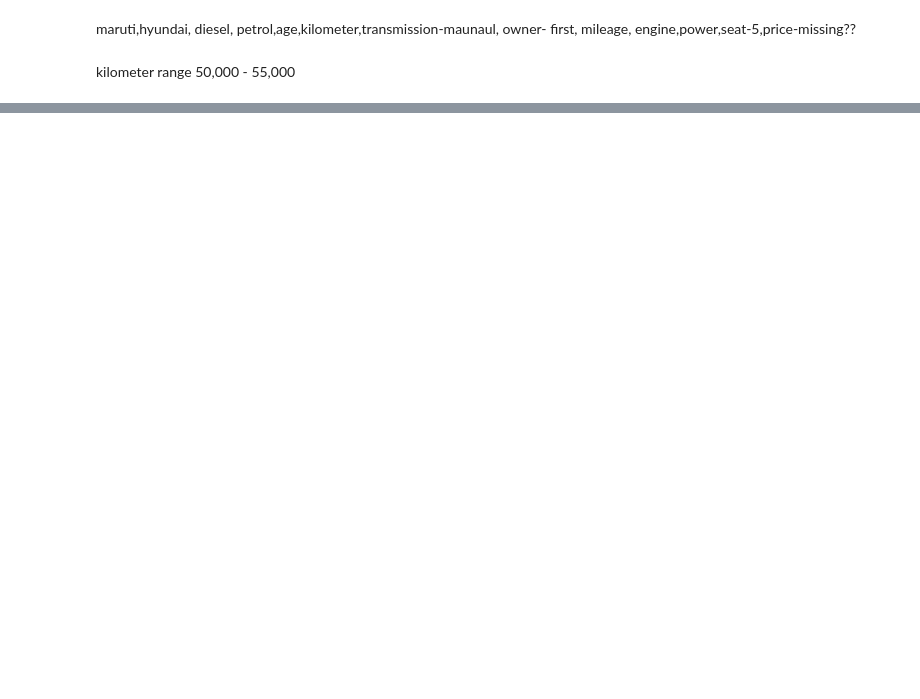
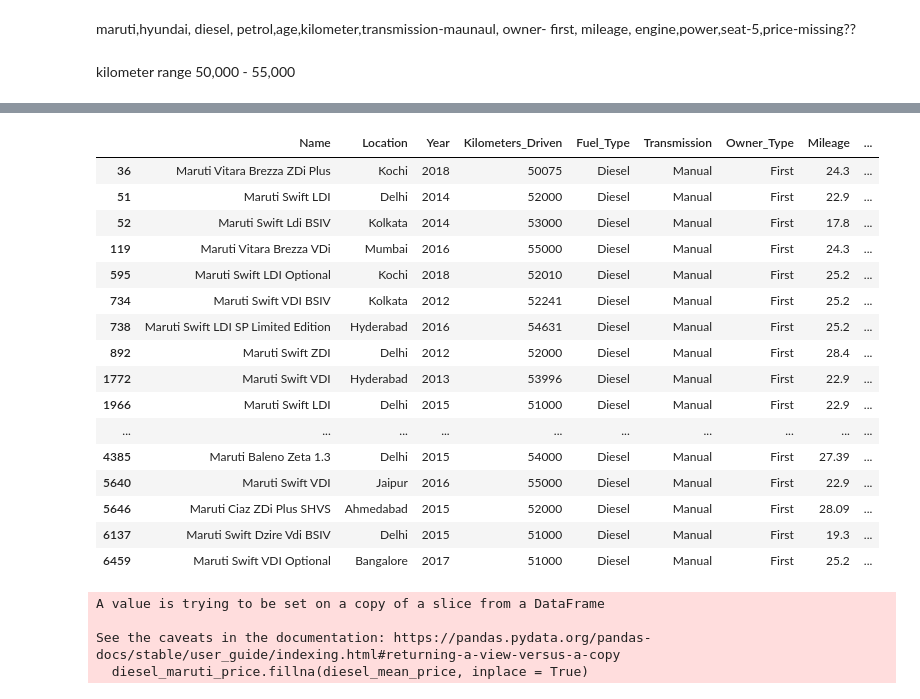
Before and after one commit to kabirNahata/Learning-journey, a Jupyter notebook: EDA_I.ipynb, the cells around one changed output, grey strips where cells are left out. Drawn from its saved outputs; the diff is of its cells as text; code cells hidden in the pictures; blank space fills up the shorter version.

Commit message:
Data Analysis, 10 %

```diff
--- a/EDA_I.ipynb
+++ b/EDA_I.ipynb
@@ -976,0 +1026,3 @@ dtype: int64
+# %%
+kilometer_maruti = kilometer_maruti[(kilometer_maruti.Owner_Type == "First")]
+kilometer_maruti
@@ -976,0 +1043,3 @@ dtype: int64
+# %%
+kilometer_maruti = kilometer_maruti[(kilometer_maruti.Seats == 5)]
+kilometer_maruti
@@ -976,0 +1060,3 @@ dtype: int64
+# %%
+kilometer_maruti = kilometer_maruti.rename(columns={'Engine': 'Engine_CC'})
+kilometer_maruti
@@ -976,0 +1077,3 @@ dtype: int64
+# %%
+kilometer_maruti = kilometer_maruti.rename(columns={'Power': 'Power_bhp'})
+kilometer_maruti
@@ -976,0 +1133,28 @@ dtype: int64
+# %%
+diesel_maruti_price = kilometer_maruti[kilometer_maruti['Fuel_Type']=="Diesel"]
+diesel_maruti_price
+# %% [output]
+|  | Name | Location | Year | Kilometers_Driven | Fuel_Type | Transmission | Owner_Type | Mileage | ... |
+| 36 | Maruti Vitara Brezza ZDi Plus | Kochi | 2018 | 50075 | Diesel | Manual | First | 24.3 | ... |
+| 51 | Maruti Swift LDI | Delhi | 2014 | 52000 | Diesel | Manual | First | 22.9 | ... |
+| 52 | Maruti Swift Ldi BSIV | Kolkata | 2014 | 53000 | Diesel | Manual | First | 17.8 | ... |
+| 119 | Maruti Vitara Brezza VDi | Mumbai | 2016 | 55000 | Diesel | Manual | First | 24.3 | ... |
+| 595 | Maruti Swift LDI Optional | Kochi | 2018 | 52010 | Diesel | Manual | First | 25.2 | ... |
+| 734 | Maruti Swift VDI BSIV | Kolkata | 2012 | 52241 | Diesel | Manual | First | 25.2 | ... |
+| 738 | Maruti Swift LDI SP Limited Edition | Hyderabad | 2016 | 54631 | Diesel | Manual | First | 25.2 | ... |
+| 892 | Maruti Swift ZDI | Delhi | 2012 | 52000 | Diesel | Manual | First | 28.4 | ... |
+| 1772 | Maruti Swift VDI | Hyderabad | 2013 | 53996 | Diesel | Manual | First | 22.9 | ... |
+| 1966 | Maruti Swift LDI | Delhi | 2015 | 51000 | Diesel | Manual | First | 22.9 | ... |
+| ... | ... | ... | ... | ... | ... | ... | ... | ... | ... |
+| 4385 | Maruti Baleno Zeta 1.3 | Delhi | 2015 | 54000 | Diesel | Manual | First | 27.39 | ... |
+| 5640 | Maruti Swift VDI | Jaipur | 2016 | 55000 | Diesel | Manual | First | 22.9 | ... |
+| 5646 | Maruti Ciaz ZDi Plus SHVS | Ahmedabad | 2015 | 52000 | Diesel | Manual | First | 28.09 | ... |
+| 6137 | Maruti Swift Dzire Vdi BSIV | Delhi | 2015 | 51000 | Diesel | Manual | First | 19.3 | ... |
+| 6459 | Maruti Swift VDI Optional | Bangalore | 2017 | 51000 | Diesel | Manual | First | 25.2 | ... |
+# %%
+diesel_maruti_price.fillna(diesel_mean_price, inplace = True)
+# %% [output]
+A value is trying to be set on a copy of a slice from a DataFrame
+
+See the caveats in the documentation: https://pandas.pydata.org/pandas-docs/stable/user_guide/indexing.html#returning-a-view-versus-a-copy
+  diesel_maruti_price.fillna(diesel_mean_price, inplace = True)
```
Also changed, not shown: parts of 44 cells of this notebook.
